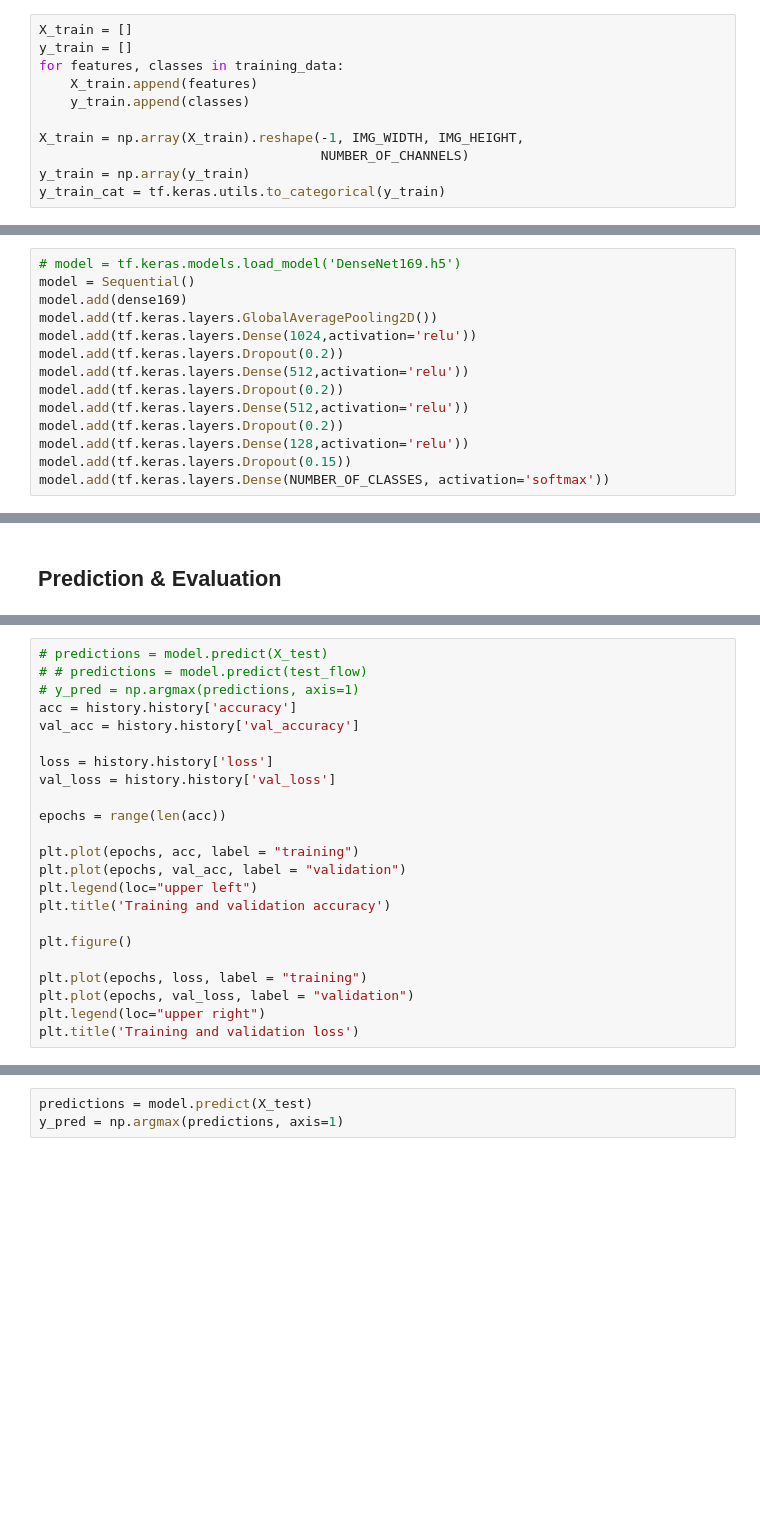
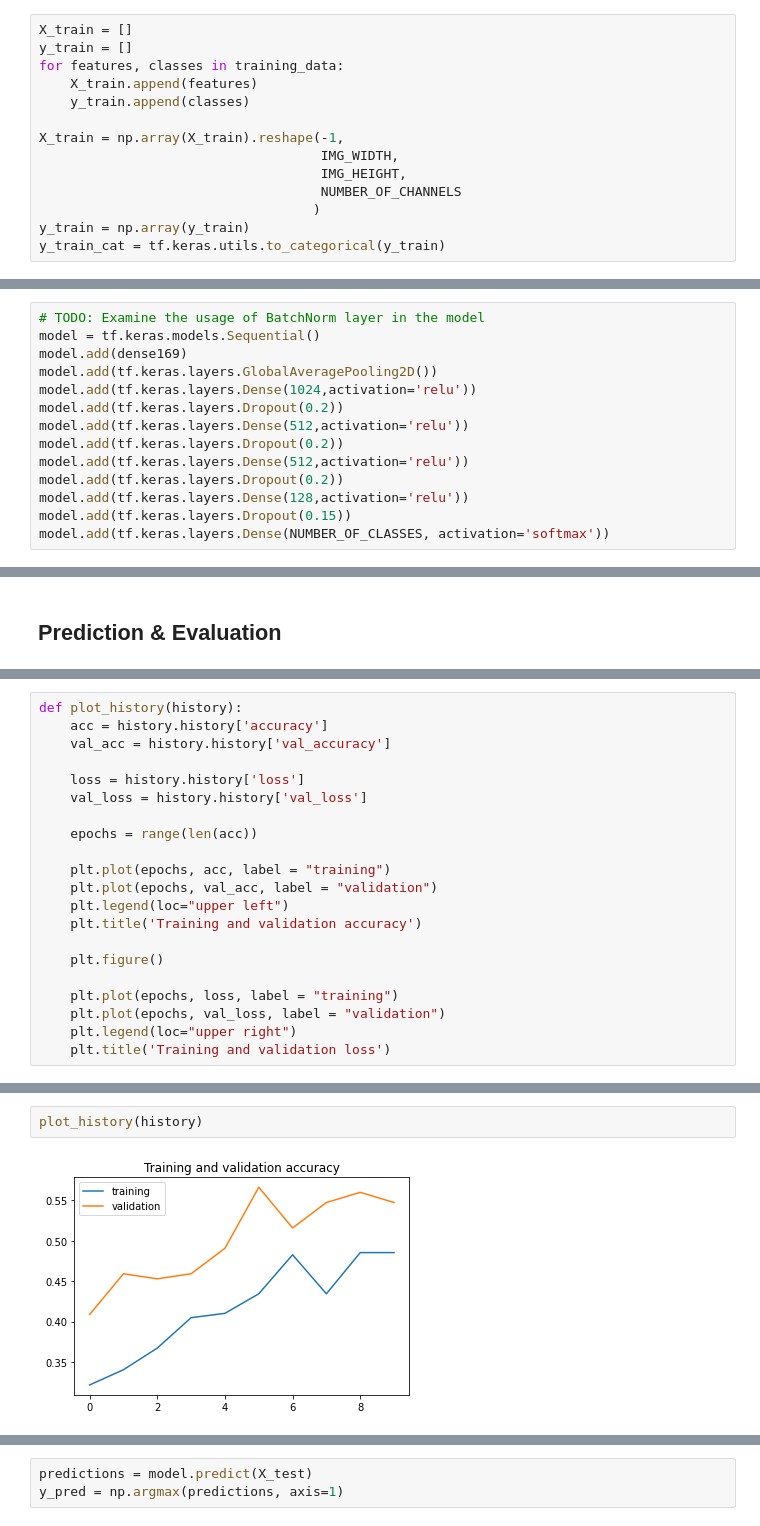
Before and after one commit to mohsenMahmoodzadeh/image-and-text-classifier, a Jupyter notebook: Phase_01_Image_Classification.ipynb, the cells around one changed output, grey strips where cells are left out. Saved outputs shown, nothing was run; the diff lists cells and outputs as text; blank space fills up the shorter version.

```diff
--- a/Phase_01_Image_Classification.ipynb
+++ b/Phase_01_Image_Classification.ipynb
@@ -169,8 +105,11 @@ for features, classes in training_data:
     X_train.append(features)
     y_train.append(classes)
 
-X_train = np.array(X_train).reshape(-1, IMG_WIDTH, IMG_HEIGHT,
-                                    NUMBER_OF_CHANNELS)
+X_train = np.array(X_train).reshape(-1,
+                                    IMG_WIDTH,
+                                    IMG_HEIGHT,
+                                    NUMBER_OF_CHANNELS
+                                   )
 y_train = np.array(y_train)
 y_train_cat = tf.keras.utils.to_categorical(y_train)
 # %%
@@ -328,6 +186,6 @@ additional info:
 # %%
-# model = tf.keras.models.load_model('DenseNet169.h5')
-model = Sequential()
+# TODO: Examine the usage of BatchNorm layer in the model
+model = tf.keras.models.Sequential()
 model.add(dense169)
 model.add(tf.keras.layers.GlobalAveragePooling2D())
 model.add(tf.keras.layers.Dense(1024,activation='relu'))
@@ -430,23 +278,21 @@ For now, we trained our model. But how does much work well? we have to evaluate
 # %%
-# predictions = model.predict(X_test)
-# # predictions = model.predict(test_flow)
-# y_pred = np.argmax(predictions, axis=1)
-acc = history.history['accuracy']
-val_acc = history.history['val_accuracy']
+def plot_history(history):
+    acc = history.history['accuracy']
+    val_acc = history.history['val_accuracy']
 
-loss = history.history['loss']
-val_loss = history.history['val_loss']
+    loss = history.history['loss']
+    val_loss = history.history['val_loss']
 
-epochs = range(len(acc))
+    epochs = range(len(acc))
 
-plt.plot(epochs, acc, label = "training")
-plt.plot(epochs, val_acc, label = "validation")
-plt.legend(loc="upper left")
-plt.title('Training and validation accuracy')
+    plt.plot(epochs, acc, label = "training")
+    plt.plot(epochs, val_acc, label = "validation")
+    plt.legend(loc="upper left")
+    plt.title('Training and validation accuracy')
 
-plt.figure()
+    plt.figure()
 
-plt.plot(epochs, loss, label = "training")
-plt.plot(epochs, val_loss, label = "validation")
-plt.legend(loc="upper right")
-plt.title('Training and validation loss')
+    plt.plot(epochs, loss, label = "training")
+    plt.plot(epochs, val_loss, label = "validation")
+    plt.legend(loc="upper right")
+    plt.title('Training and validation loss')
@@ -456,0 +299,4 @@ Text(0.5, 1.0, 'Training and validation loss')
+# %%
+plot_history(history)
+# %% [output]
+[figure, added]
```
Also changed, not shown: parts of 41 cells of this notebook, 1 other file.
